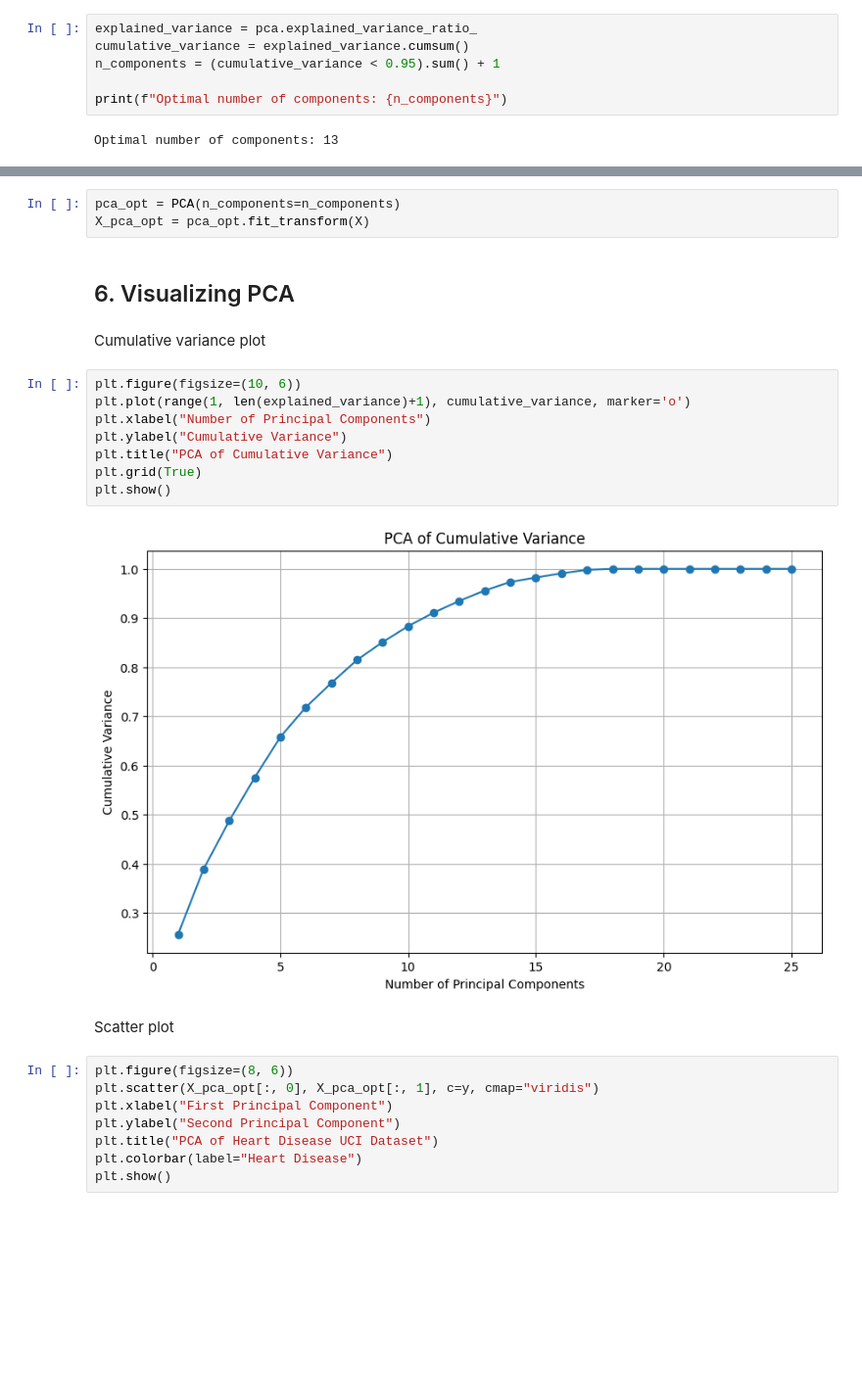
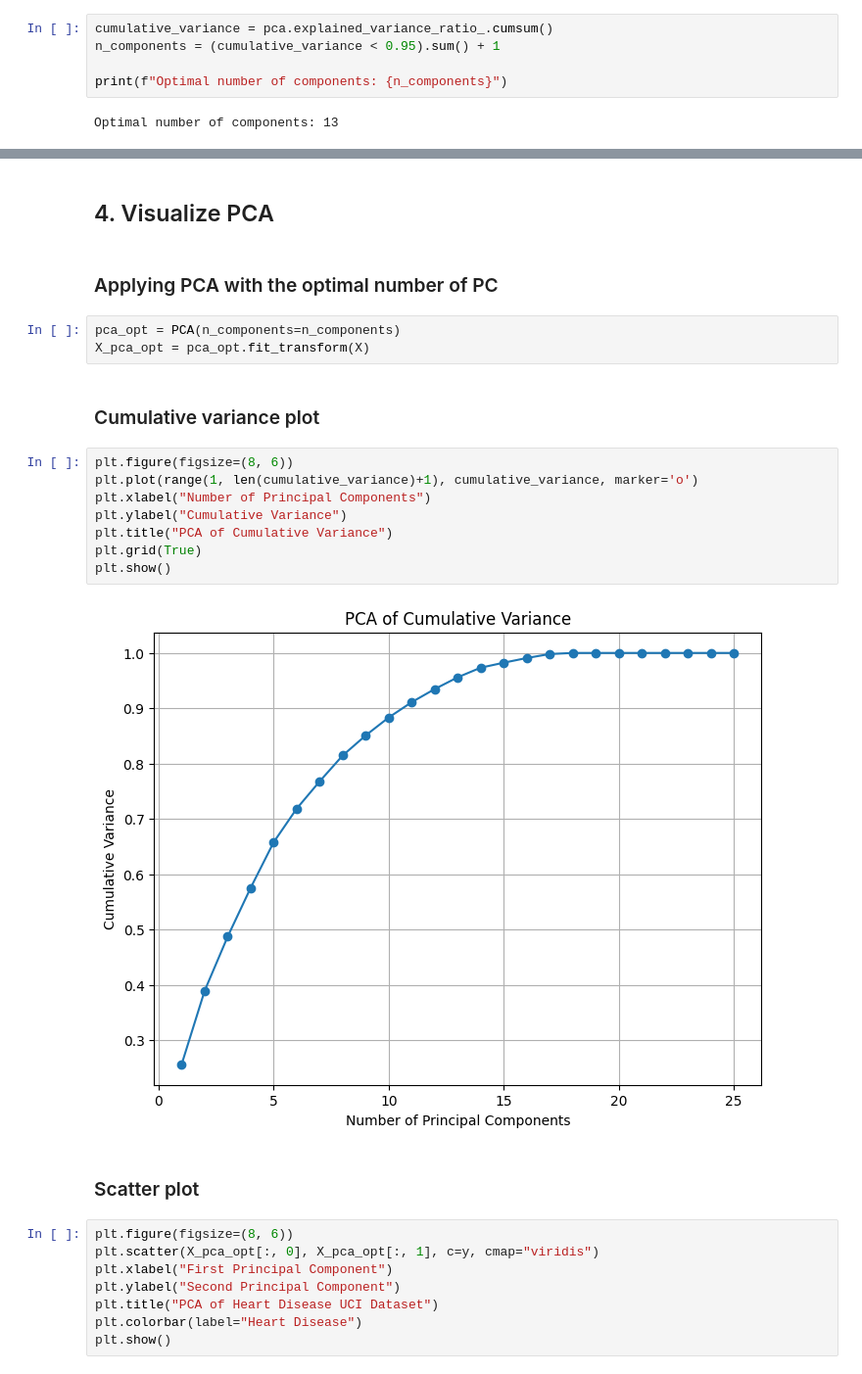
Before and after one commit to GeorgeYoussefRoger/Heart-Disease-Predictor, a Jupyter notebook: notebooks/02_pca_analysis.ipynb, the cells around one changed output, grey strips where cells are left out. Shown at 98% size. Cells and saved outputs as stored; diff of their text form; blank space fills up the shorter version.

```diff
--- a/notebooks/02_pca_analysis.ipynb
+++ b/notebooks/02_pca_analysis.ipynb
@@ -24,6 +22,5 @@ X_pca = pca.fit_transform(X)
 # %%
-explained_variance = pca.explained_variance_ratio_
-cumulative_variance = explained_variance.cumsum()
+cumulative_variance = pca.explained_variance_ratio_.cumsum()
 n_components = (cumulative_variance < 0.95).sum() + 1
 
 print(f"Optimal number of components: {n_components}")
@@ -34,22 +29,24 @@ Optimal number of components: 13
-# %%
-pca_opt = PCA(n_components=n_components)
-X_pca_opt = pca_opt.fit_transform(X)
 # %% [markdown]
-## 6. Visualizing PCA
+## 4. Visualize PCA
+# %% [markdown]
+### Applying PCA with the optimal number of PC
+# %%
+pca_opt = PCA(n_components=n_components)
+X_pca_opt = pca_opt.fit_transform(X)
 # %% [markdown]
-Cumulative variance plot
+### Cumulative variance plot
 # %%
-plt.figure(figsize=(10, 6))
-plt.plot(range(1, len(explained_variance)+1), cumulative_variance, marker='o')
+plt.figure(figsize=(8, 6))
+plt.plot(range(1, len(cumulative_variance)+1), cumulative_variance, marker='o')
 plt.xlabel("Number of Principal Components")
 plt.ylabel("Cumulative Variance")
 plt.title("PCA of Cumulative Variance")
 plt.grid(True)
 plt.show()
 # %% [output]
-[figure, old version]
+[figure, new version]
 # %% [markdown]
-Scatter plot
+### Scatter plot
 # %%
 plt.figure(figsize=(8, 6))
 plt.scatter(X_pca_opt[:, 0], X_pca_opt[:, 1], c=y, cmap="viridis")
```
Also changed, not shown: parts of 7 cells of this notebook, 10 other files.
